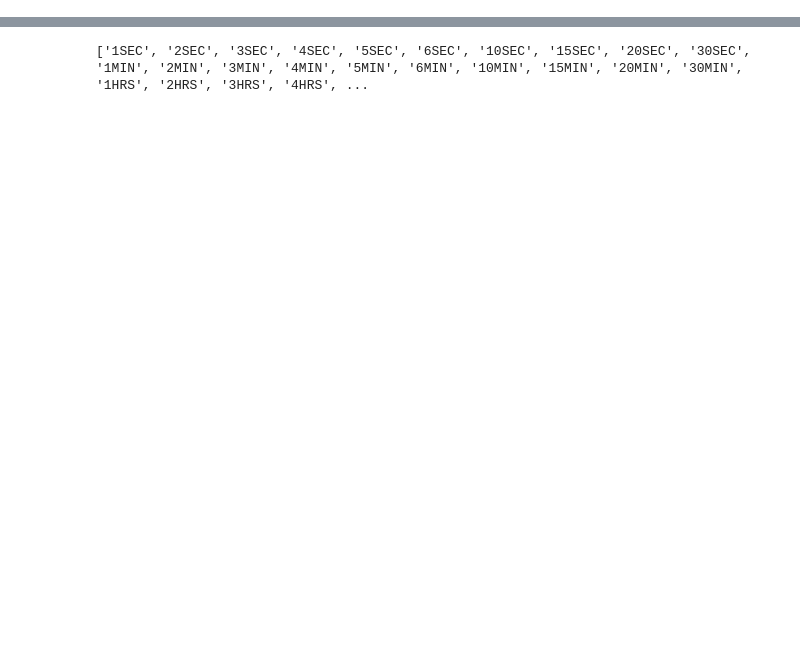
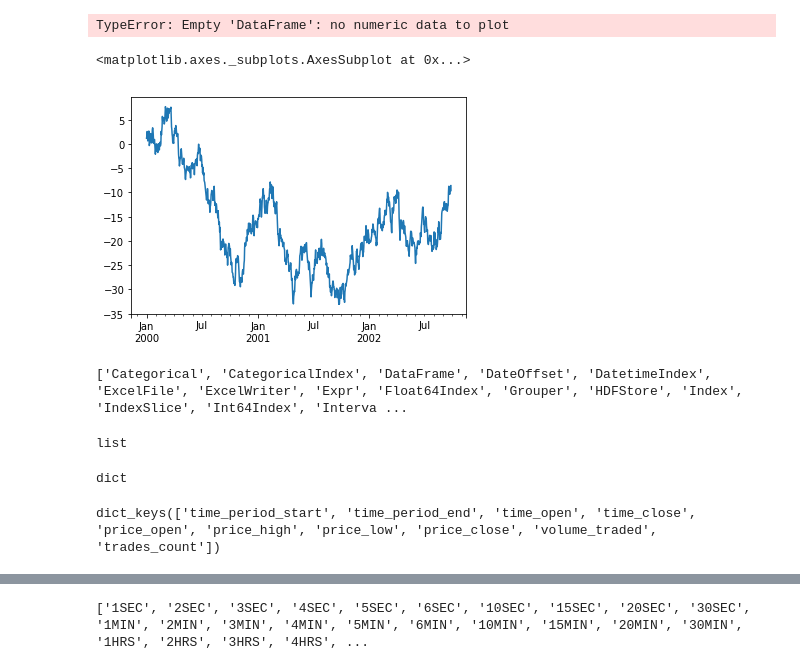
Before and after one commit to pdxtrader/wierd_stuff, a Jupyter notebook: python-rest/test_group_6.ipynb, the cells around one changed output, grey strips where cells are left out. Saved outputs shown, nothing was run; the diff lists cells and outputs as text; code cells hidden in the pictures; blank space fills up the shorter version.

```diff
--- a/python-rest/test_group_6.ipynb
+++ b/python-rest/test_group_6.ipynb
@@ -293,0 +347,16 @@ Trades count: 2
+# %%
+a_df_col_4.plot();
+# %% [output]
+TypeError: Empty 'DataFrame': no numeric data to plot
+# %%
+import pandas as pd
+import numpy  as np
+
+%matplotlib inline
+
+ts  = pd.Series(np.random.randn(1000), index=pd.date_range('1/1/2000', periods=1000))
+ts  = ts.cumsum()
+ts.plot()
+# %% [output]
+<matplotlib.axes._subplots.AxesSubplot at 0x...>
+[figure, added]
@@ -293,0 +369,16 @@ Trades count: 2
+# %%
+print(dir(pd))
+# %% [output]
+['Categorical', 'CategoricalIndex', 'DataFrame', 'DateOffset', 'DatetimeIndex', 'ExcelFile', 'ExcelWriter', 'Expr', 'Float64Index', 'Grouper', 'HDFStore', 'Index', 'IndexSlice', 'Int64Index', 'Interva ...
+# %%
+type(a)
+# %% [output]
+list
+# %%
+type(a[0])
+# %% [output]
+dict
+# %%
+a[0].keys()
+# %% [output]
+dict_keys(['time_period_start', 'time_period_end', 'time_open', 'time_close', 'price_open', 'price_high', 'price_low', 'price_close', 'volume_traded', 'trades_count'])
```
Also changed, not shown: parts of 11 cells of this notebook.
